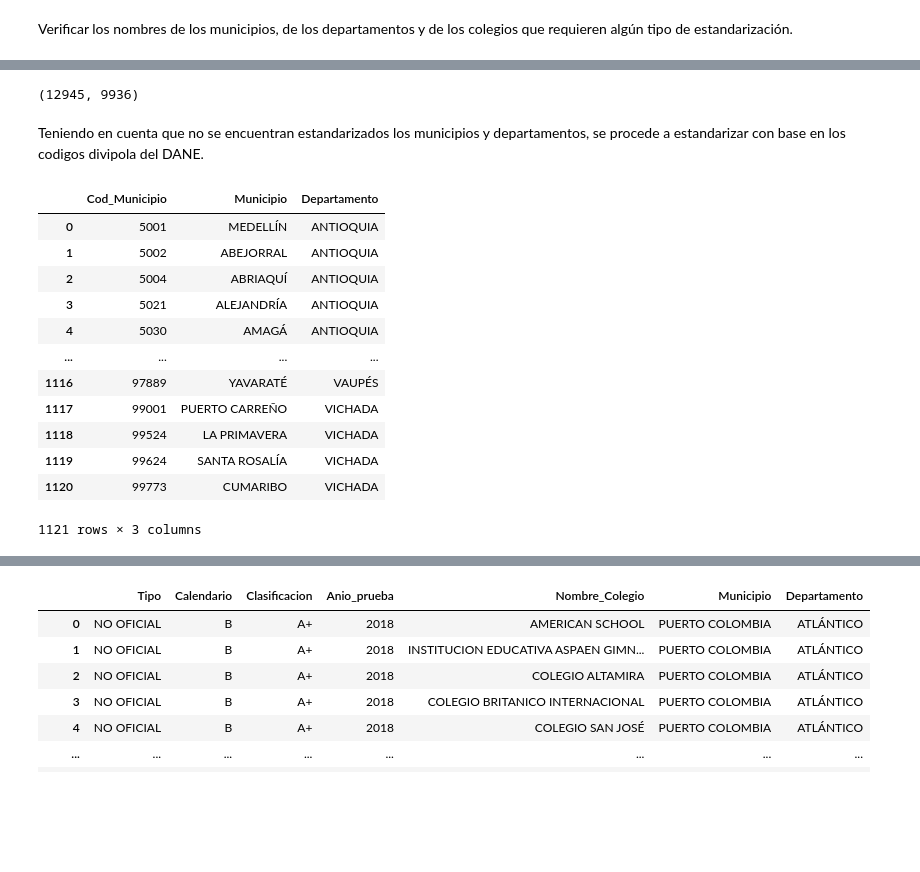
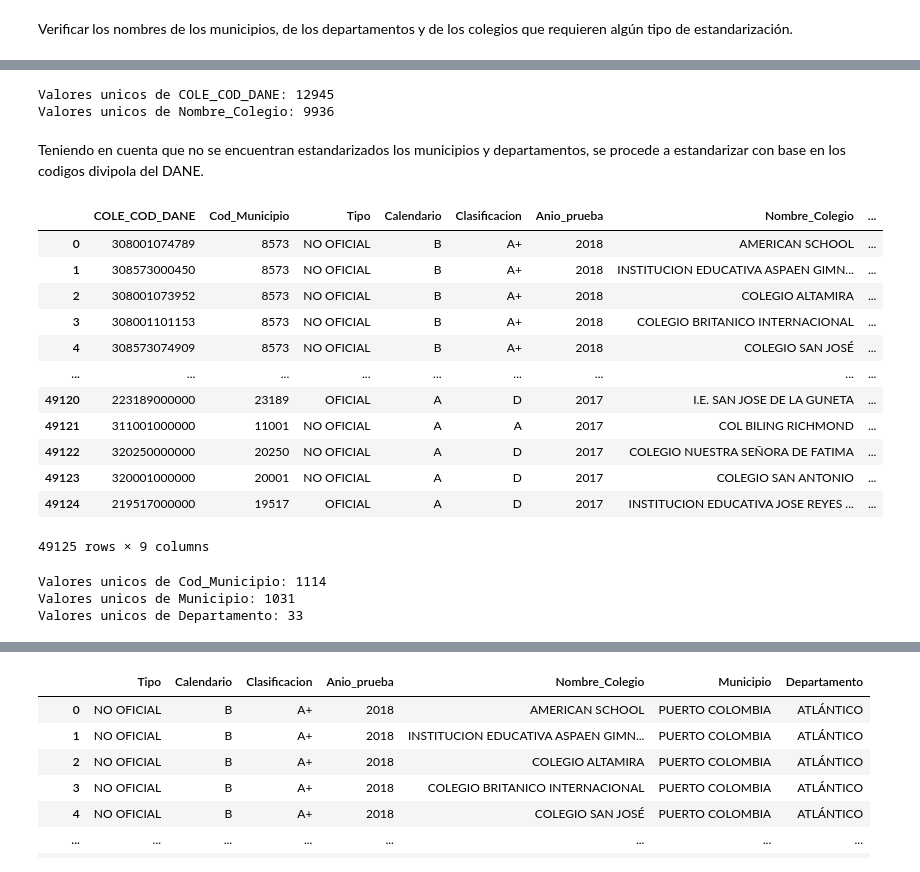
Before and after one commit to jesusparadap/DatArtist-MIAD, a Jupyter notebook: Modelado_icfes_proyecto.ipynb, the cells around one changed output, grey strips where cells are left out. Saved outputs shown, nothing was run; the diff lists cells and outputs as text; code cells hidden in the pictures; blank space fills up the shorter version.

```diff
--- a/Modelado_icfes_proyecto.ipynb
+++ b/Modelado_icfes_proyecto.ipynb
@@ -125,12 +115,24 @@ dtype: int64
 ## Obtener la base de datos con las columnas de interes
 # list(icfes.columns.values)
 lista_columnas = ['COLE_COD_DANE','COLE_INST_NOMBRE', 'COLE_CODMPIO_COLEGIO', 'COLE_MPIO_MUNICIPIO',
-                  'COLE_COD_DEPTO',  'COLE_DEPTO_COLEGIO', 'COLE_NATURALEZA',
-                  'COLE_CALENDARIO_COLEGIO', 'COLE_CATEGORIA', 'Anio', 'Periodo', 'Sort_global']
+                  'COLE_DEPTO_COLEGIO', 'COLE_NATURALEZA', 'COLE_CALENDARIO_COLEGIO', 'COLE_CATEGORIA', 'Anio']
 icfes_final = icfes.loc[:, lista_columnas]
 
 print(f"Después de quedarnos solo con la información de interes, la nueva base de \
 datos tiene {icfes_final.shape[0]} registros (se eliminaron {icfes.shape[0] - icfes_final.shape[0]} registros) y {icfes_final.shape[1]} columnas/variables, \
-que incluyen las nuevas variables identificadoras que fueron agregadas: 'Periodo', 'Anio', 'Sort_global'.")
-icfes_final.head()
+que incluyen las nuevas variables identificadoras que fueron agregadas: 'Periodo'.")
+display(icfes_final)
+
+## Verificando los valores missing
+## Creando el porcentaje de valores missing de toda la base
+null_columnas = icfes_final.columns[icfes_final.isnull().any()]
+name_columnas_null = icfes_final[null_columnas].isnull().sum() *100 / icfes_final.shape[0]
+name_columnas_null = name_columnas_null.sort_values(ascending = False)
+
+print(f"En general, no hay variables ({len(name_columnas_null)} de las {icfes_final.shape[1]}) con missing values.")
+
+## Tipos de variables en la base de datos (hasta este momento la BD mantiene los mismos indices desde su importación)
+icfes_final[['COLE_COD_DANE','Otro']] = icfes_final["COLE_COD_DANE"].astype('str').str.split(".",expand=True)
+icfes_final.drop(['Otro'], axis=1, inplace=True)
+icfes_final.info()
 # %% [output]
@@ -187,8 +169,0 @@ Ahora, se realizan las estadísticas descriptivas de los puntajes de los estudia
-# %%
-pd.set_option('display.float_format', lambda x: '%.2f' % x) #modificando el formato de visualizacion del describe
-
-## Estadísticas descriptivas de los puntajes de los estudiantes
-print(f"A continuación se presenta para los puntajes del estudiante, el número de observaciones, \
-la media, la desviación estandar, el minimo y el maximo, y los percentiles.")
-
-icfes_final.describe().transpose()
@@ -238,14 +205,11 @@ Ahora se modifican los nombres de las variables para que sean faciles de usar en
 names_old_new = {'COLE_INST_NOMBRE' : 'Nombre_Colegio',
                  'COLE_CODMPIO_COLEGIO' : 'Cod_Municipio',
                  'COLE_MPIO_MUNICIPIO' : 'Municipio',
-                 'COLE_COD_DEPTO' : 'Cod_Departamento',
                  'COLE_DEPTO_COLEGIO' : 'Departamento',
                  'COLE_NATURALEZA' : 'Tipo',
                  'COLE_CALENDARIO_COLEGIO' : 'Calendario',
                  'COLE_CATEGORIA' : 'Clasificacion',
-                 'Anio' : 'Anio_prueba',
-                 'Periodo' : 'Periodo_prueba',
-                 'Sort_global' : 'Orden_prueba',
+                 'Anio' : 'Anio_prueba'
                  }
 icfes_final = icfes_final.rename(columns = names_old_new, inplace=False)
 icfes_final.head()
@@ -300,33 +264,46 @@ See the caveats in the documentation: https://pandas.pydata.org/pandas-docs/stab
 # %%
-len(df_final['COLE_COD_DANE'].unique()), len(df_final['Nombre_Colegio'].unique())
+print(f'Valores unicos de COLE_COD_DANE: {len(df_final["COLE_COD_DANE"].unique())}')
+print(f'Valores unicos de Nombre_Colegio: {len(df_final["Nombre_Colegio"].unique())}')
 # %% [output]
-(12945, 9936)
+Valores unicos de COLE_COD_DANE: 12945
+Valores unicos de Nombre_Colegio: 9936
 # %% [markdown]
 Teniendo en cuenta que no se encuentran estandarizados los municipios y departamentos, se procede a estandarizar con base en los codigos divipola del DANE.
 # %%
 ## Cargar dataframe con el que se va a solucionar
 df_base = pd.read_excel('Intermedia/Listados_DIVIPOLA.xlsx', sheet_name = 'Municipios', skiprows = 10, nrows = 1121)
 names_old_new = {'Código .1' : 'Cod_Municipio',
                  'Nombre.1' : 'Municipio',
                  'Nombre' : 'Departamento'
                 }
 df_base = df_base.rename(columns = names_old_new, inplace=False)
 
 ## Seleccionar columnas de interes
 lista_columnas = ['Cod_Municipio','Municipio', 'Departamento']
 df_base = df_base.loc[:, lista_columnas]
-df_base
+
+## Eliminar la variable municipio y departamento y hacer el merge con los codigos sin duplicados
+df_final = df_final.drop(['Municipio','Departamento'], axis = 1)
+df_final = df_final.merge(df_base, how = 'left', on = 'Cod_Municipio')
+display(df_final)
+
+print(f'Valores unicos de Cod_Municipio: {len(df_final["Cod_Municipio"].unique())}')
+print(f'Valores unicos de Municipio: {len(df_final["Municipio"].unique())}')
+print(f'Valores unicos de Departamento: {len(df_final["Departamento"].unique())}')
 # %% [output]
-|  | Cod_Municipio | Municipio | Departamento |
-| 0 | 5001 | MEDELLÍN | ANTIOQUIA |
-| 1 | 5002 | ABEJORRAL | ANTIOQUIA |
-| 2 | 5004 | ABRIAQUÍ | ANTIOQUIA |
-| 3 | 5021 | ALEJANDRÍA | ANTIOQUIA |
-| 4 | 5030 | AMAGÁ | ANTIOQUIA |
-| ... | ... | ... | ... |
-| 1116 | 97889 | YAVARATÉ | VAUPÉS |
-| 1117 | 99001 | PUERTO CARREÑO | VICHADA |
-| 1118 | 99524 | LA PRIMAVERA | VICHADA |
-| 1119 | 99624 | SANTA ROSALÍA | VICHADA |
-| 1120 | 99773 | CUMARIBO | VICHADA |
+|  | COLE_COD_DANE | Cod_Municipio | Tipo | Calendario | Clasificacion | Anio_prueba | Nombre_Colegio | ... |
+| 0 | 308001074789 | 8573 | NO OFICIAL | B | A+ | 2018 | AMERICAN SCHOOL | ... |
+| 1 | 308573000450 | 8573 | NO OFICIAL | B | A+ | 2018 | INSTITUCION EDUCATIVA ASPAEN GIMN... | ... |
+| 2 | 308001073952 | 8573 | NO OFICIAL | B | A+ | 2018 | COLEGIO ALTAMIRA | ... |
+| 3 | 308001101153 | 8573 | NO OFICIAL | B | A+ | 2018 | COLEGIO BRITANICO INTERNACIONAL | ... |
+| 4 | 308573074909 | 8573 | NO OFICIAL | B | A+ | 2018 | COLEGIO SAN JOSÉ | ... |
+| ... | ... | ... | ... | ... | ... | ... | ... | ... |
+| 49120 | 223189000000 | 23189 | OFICIAL | A | D | 2017 | I.E. SAN JOSE DE LA GUNETA | ... |
+| 49121 | 311001000000 | 11001 | NO OFICIAL | A | A | 2017 | COL BILING RICHMOND | ... |
+| 49122 | 320250000000 | 20250 | NO OFICIAL | A | D | 2017 | COLEGIO NUESTRA SEÑORA DE FATIMA | ... |
+| 49123 | 320001000000 | 20001 | NO OFICIAL | A | D | 2017 | COLEGIO SAN ANTONIO | ... |
+| 49124 | 219517000000 | 19517 | OFICIAL | A | D | 2017 | INSTITUCION EDUCATIVA JOSE REYES ... | ... |
-1121 rows × 3 columns
+49125 rows × 9 columns
+Valores unicos de Cod_Municipio: 1114
+Valores unicos de Municipio: 1031
+Valores unicos de Departamento: 33
```
Also changed, not shown: parts of 23 cells of this notebook.
